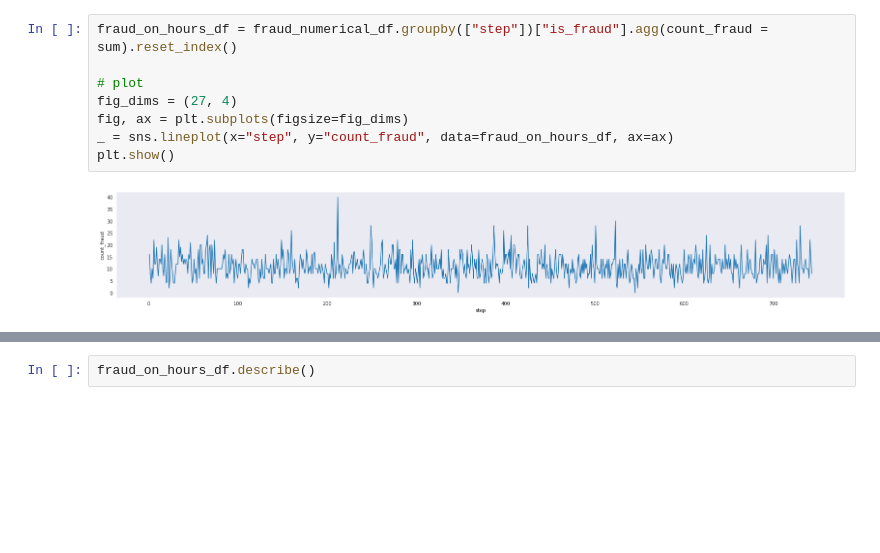
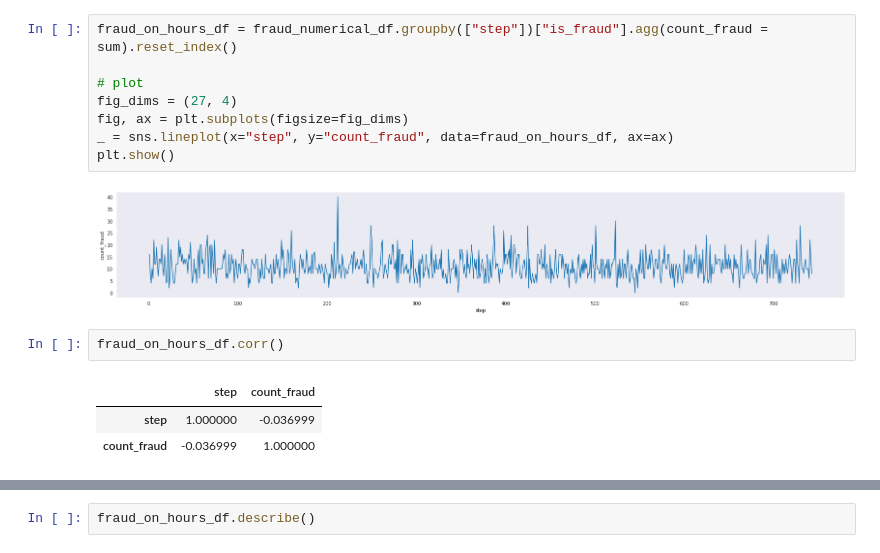
Before and after one commit to LucianoBatista/fraud-detection-classifier, a Jupyter notebook: analysis/initial-eda.ipynb, the cells around one changed output, grey strips where cells are left out. Cells and saved outputs as stored; diff of their text form; blank space fills up the shorter version.

```diff
--- a/analysis/initial-eda.ipynb
+++ b/analysis/initial-eda.ipynb
@@ -178,3 +178,9 @@ _ = sns.lineplot(x="step", y="count_fraud", data=fraud_on_hours_df, ax=ax)
 plt.show()
 # %% [output]
 [figure]
+# %%
+fraud_on_hours_df.corr()
+# %% [output]
+|  | step | count_fraud |
+| step | 1.000000 | -0.036999 |
+| count_fraud | -0.036999 | 1.000000 |
```
Also changed, not shown: parts of 12 cells of this notebook, 6 other files.
